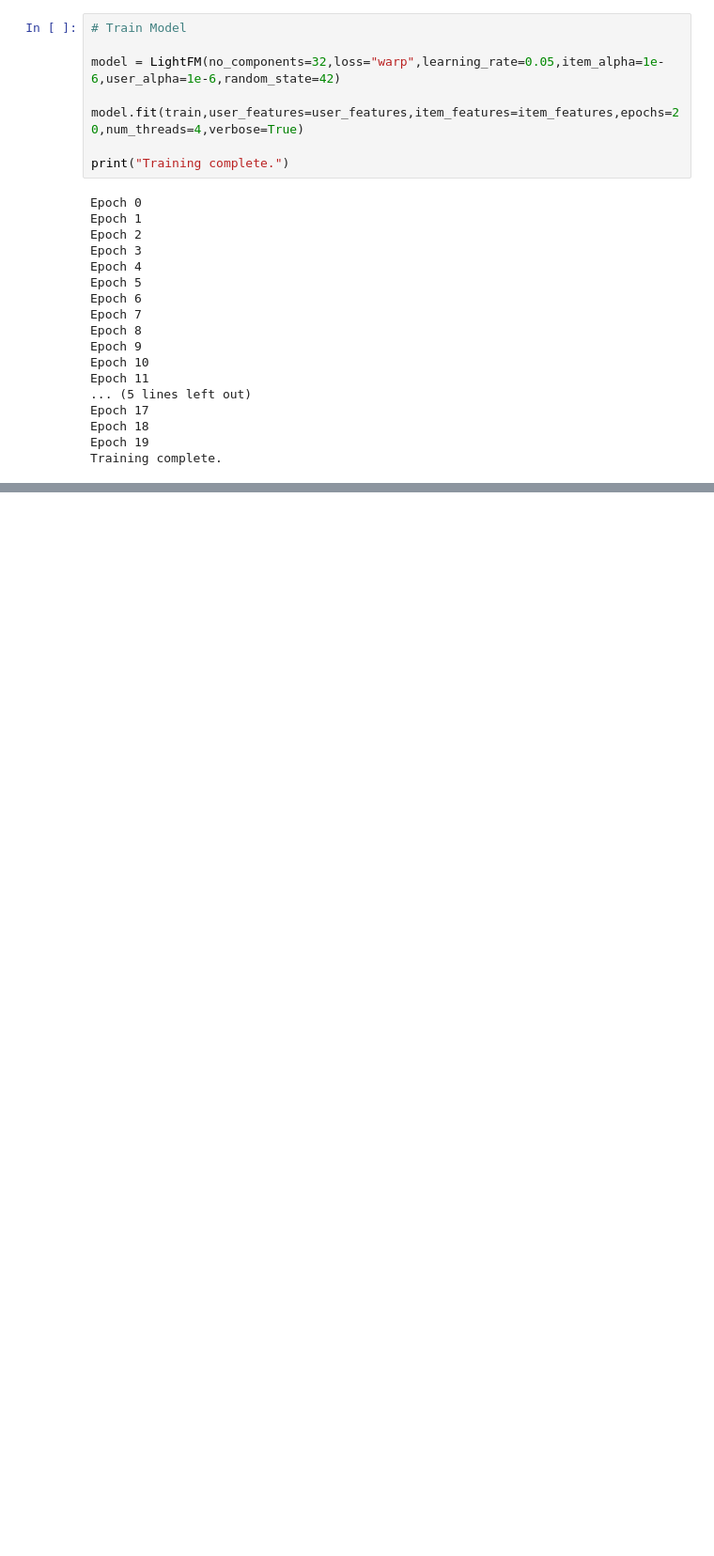
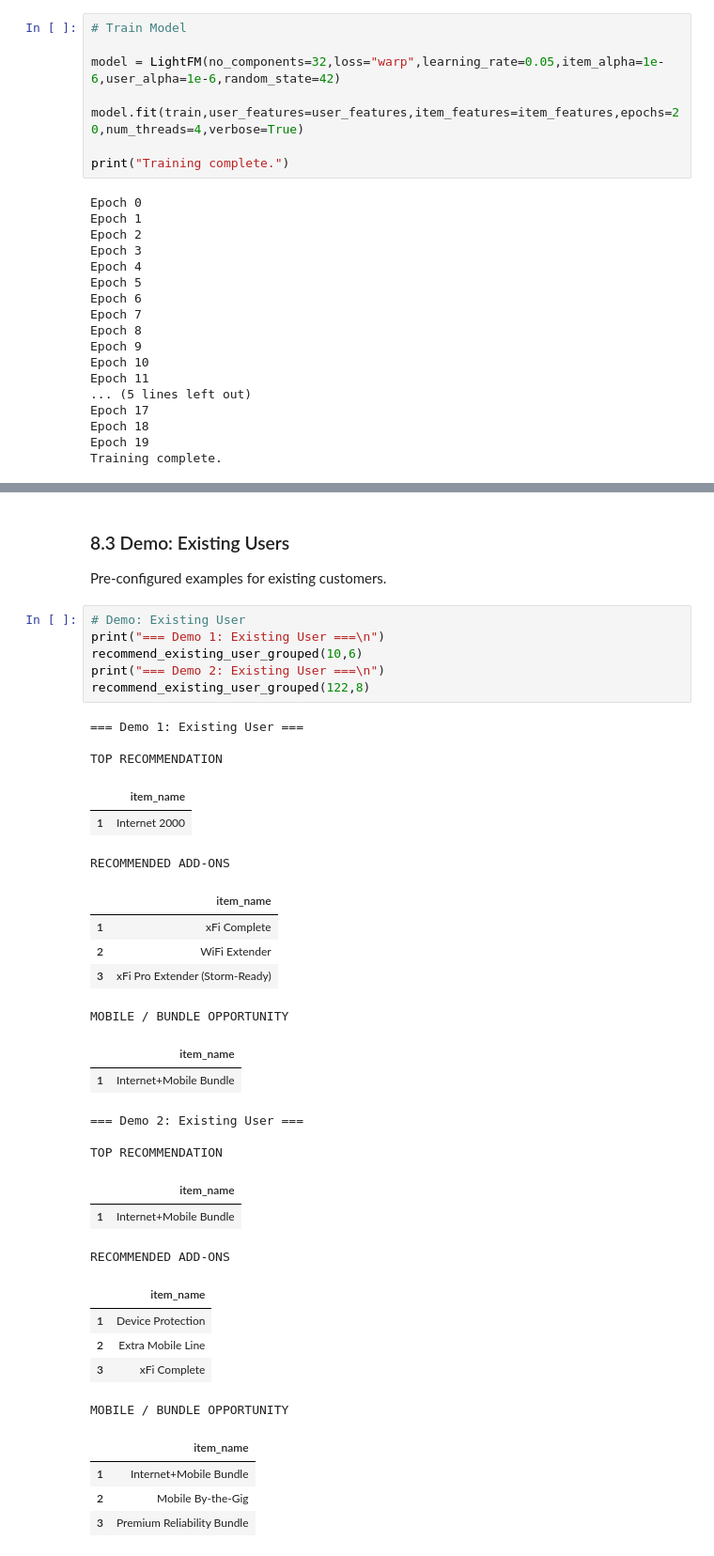
Before and after one commit to sahilailawadi/recommender_system_assignment, a Jupyter notebook: Ailawadi-A2.ipynb, the cells around one changed output, grey strips where cells are left out. Shown at 94% size. Saved outputs shown, nothing was run; the diff lists cells and outputs as text; blank space fills up the shorter version.

```diff
--- a/Ailawadi-A2.ipynb
+++ b/Ailawadi-A2.ipynb
@@ -769,3 +814,41 @@ RECOMMENDED ADD-ONS
 MOBILE / BUNDLE OPPORTUNITY
 |  | item_name |
 | 1 | Internet+Mobile Bundle |
+# %% [markdown]
+### 8.3 Demo: Existing Users
+Pre-configured examples for existing customers.
+# %%
+# Demo: Existing User
+print("=== Demo 1: Existing User ===\n")
+recommend_existing_user_grouped(10,6)
+print("=== Demo 2: Existing User ===\n")
+recommend_existing_user_grouped(122,8)
+# %% [output]
+=== Demo 1: Existing User ===
+
+TOP RECOMMENDATION
+|  | item_name |
+| 1 | Internet 2000 |
+RECOMMENDED ADD-ONS
+|  | item_name |
+| 1 | xFi Complete |
+| 2 | WiFi Extender |
+| 3 | xFi Pro Extender (Storm-Ready) |
+MOBILE / BUNDLE OPPORTUNITY
+|  | item_name |
+| 1 | Internet+Mobile Bundle |
+=== Demo 2: Existing User ===
+
+TOP RECOMMENDATION
+|  | item_name |
+| 1 | Internet+Mobile Bundle |
+RECOMMENDED ADD-ONS
+|  | item_name |
+| 1 | Device Protection |
+| 2 | Extra Mobile Line |
+| 3 | xFi Complete |
+MOBILE / BUNDLE OPPORTUNITY
+|  | item_name |
+| 1 | Internet+Mobile Bundle |
+| 2 | Mobile By-the-Gig |
+| 3 | Premium Reliability Bundle |
```
Also changed, not shown: parts of 25 cells of this notebook, 2 other files.
